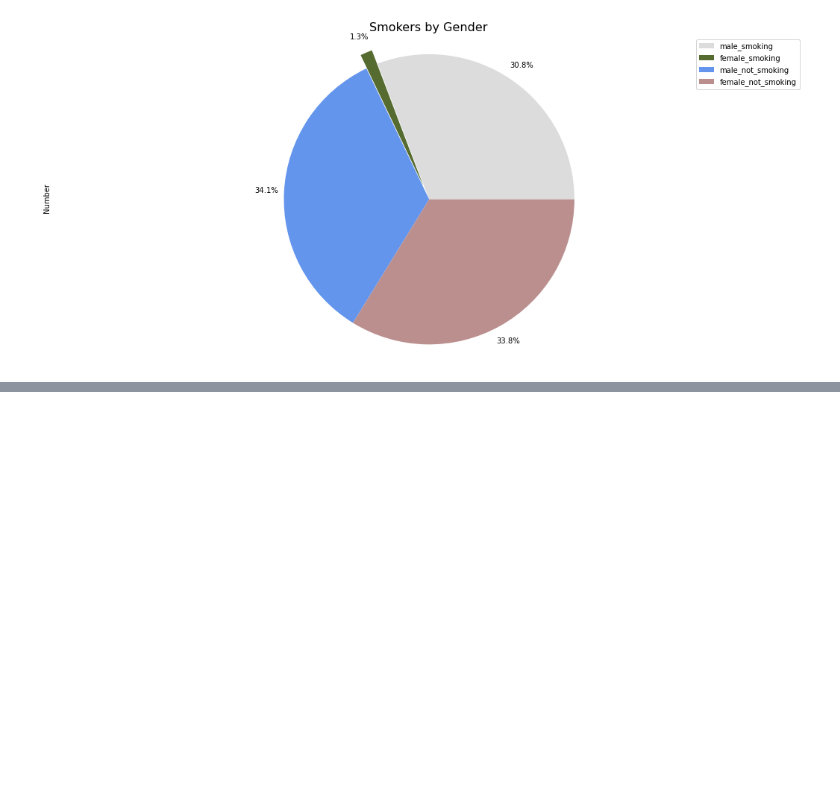
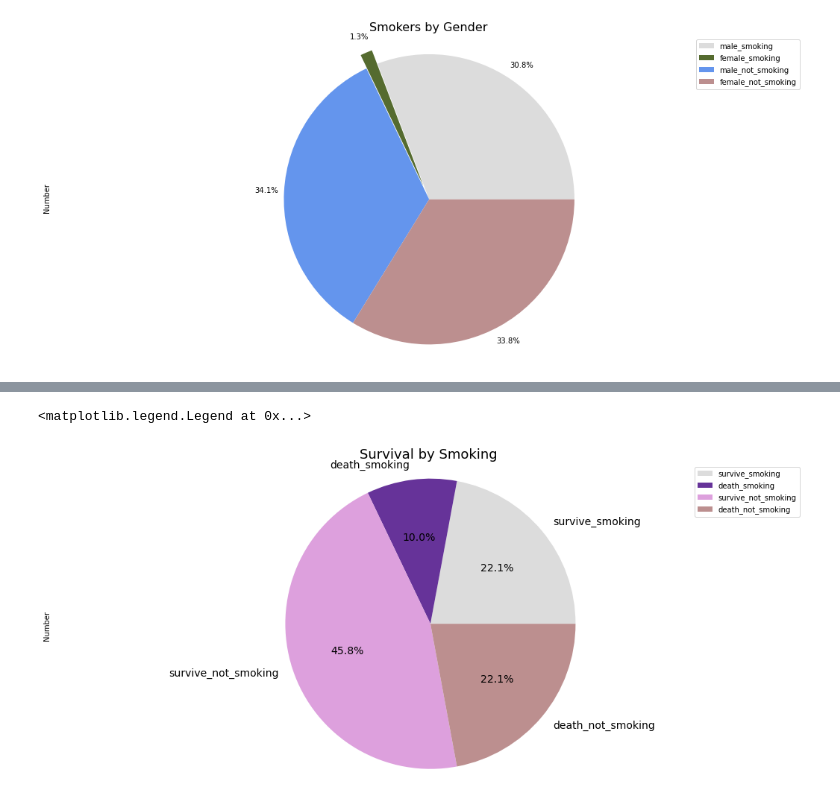
Before and after one commit to HelennaConstantia/PYTN-KampusMerdeka_FP3, a Jupyter notebook: PYTN_KampusMerdeka_fp3_Helenna Constantia.ipynb, the cells around one changed output, grey strips where cells are left out. Cells and saved outputs as stored; diff of their text form; code cells hidden in the pictures; blank space fills up the shorter version.

Commit message:
Data eksplorasi 2

```diff
--- a/PYTN_KampusMerdeka_fp3_Helenna Constantia.ipynb
+++ b/PYTN_KampusMerdeka_fp3_Helenna Constantia.ipynb
@@ -259,0 +275,11 @@ Perokok dengan gender perempuan sangatlah sedikit yaitu hanya 1.3% sementara per
+# %%
+survive=df[df['death_event']==0]
+death=df[df['death_event']==1]
+survive_smoking=len(survive[survive['smoking']==1])
+death_smoking=len(death[death['smoking']==1])
+survive_not_smoking=len(survive[survive['smoking']==0])
+death_not_smoking=len(death[death['smoking']==0])
+df_deathBySmoking2=pd.DataFrame({'keterangan':['survive_smoking','death_smoking','survive_not_smoking','death_not_smoking'],
+                                'Number':[survive_smoking,death_smoking,survive_not_smoking,death_not_smoking]})
+df_deathBySmoking2=df_deathBySmoking2.set_index('keterangan')
+df_deathBySmoking2
@@ -259,0 +309,13 @@ Perokok dengan gender perempuan sangatlah sedikit yaitu hanya 1.3% sementara per
+# %%
+#pie chart death event by smoking
+color_list2=['gainsboro','rebeccapurple','plum','rosybrown']
+df_deathBySmoking2['Number'].plot(kind='pie',
+                                  figsize=(18,8),autopct='%1.1f%%',
+                                 colors=color_list2,
+                                 fontsize=14)
+plt.title('Survival by Smoking', fontsize=18)
+plt.axis('equal')
+plt.legend(labels=df_deathBySmoking2.index)
+# %% [output]
+<matplotlib.legend.Legend at 0x...>
+[figure, added]
```
Also changed, not shown: parts of 21 cells of this notebook.
